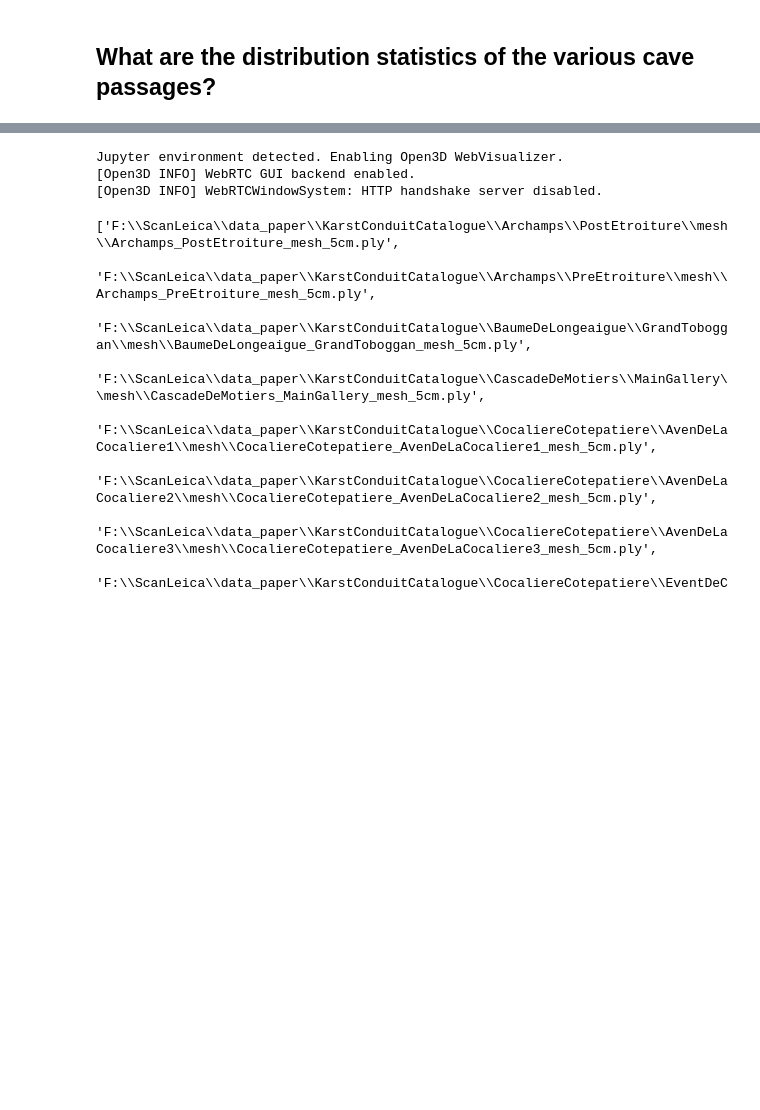
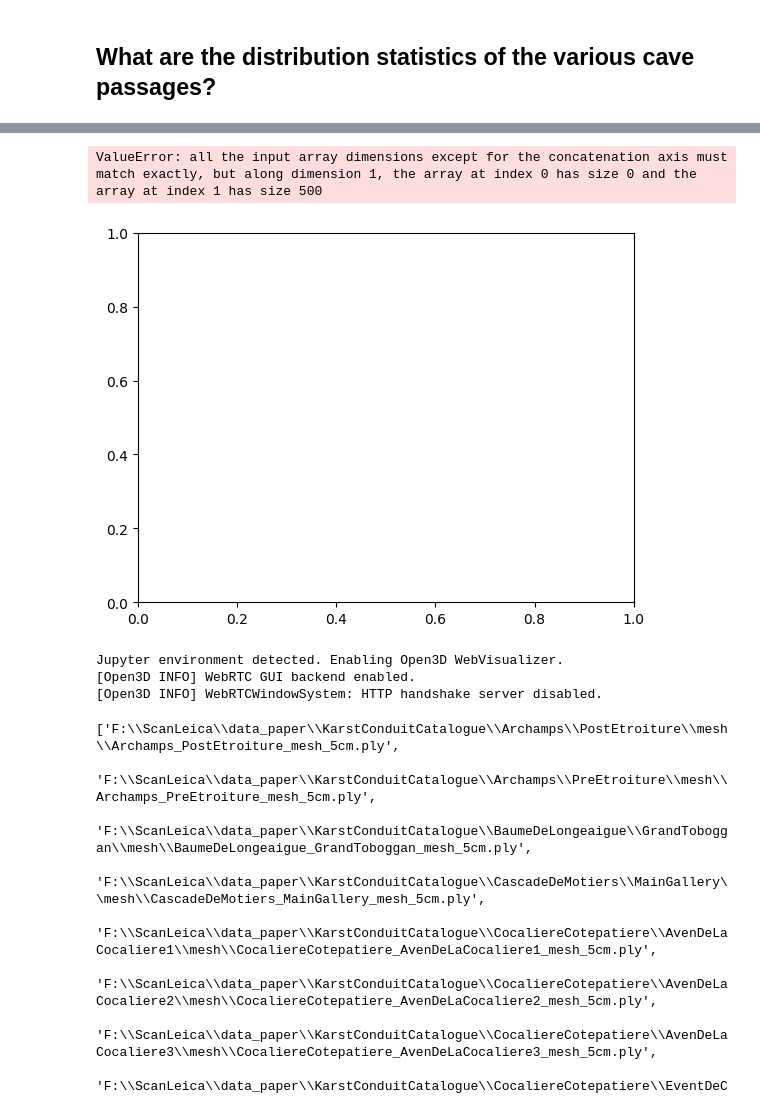
Before and after one commit to ERC-Karst/pc-centrelines, a Jupyter notebook: notebooks/ConduitDescriptorsVariogram.ipynb, the cells around one changed output, grey strips where cells are left out. Cells and saved outputs as stored; diff of their text form; code cells hidden in the pictures; blank space fills up the shorter version.

```diff
--- a/notebooks/ConduitDescriptorsVariogram.ipynb
+++ b/notebooks/ConduitDescriptorsVariogram.ipynb
@@ -3,3 +20,12 @@
+# %%
+# ACF.
+fig, ax = plt.subplots()
+for lag in range(200):
+    ax.scatter(lag, np.corrcoef(signal[:lag], signal[lag:])[1, 0])
+    ax.plot([lag,lag], [0, np.corrcoef(signal[:lag], signal[lag:])[1, 0]])
+# %% [output]
+ValueError: all the input array dimensions except for the concatenation axis must match exactly, but along dimension 1, the array at index 0 has size 0 and the array at index 1 has size 500
+[figure, added]
 # %%
 import numpy as np
 from base.iterative_section_minimiser import mesh_intersect
```
Also changed, not shown: parts of 4 cells of this notebook, 5 other files.
